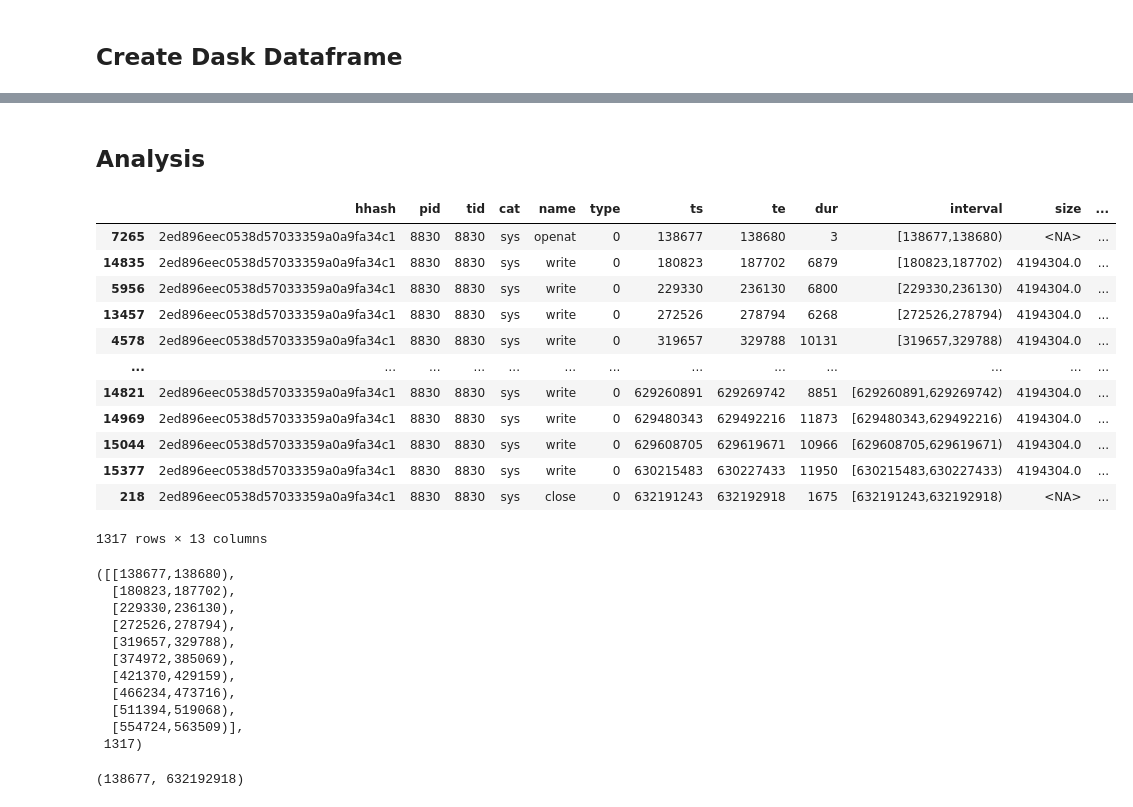
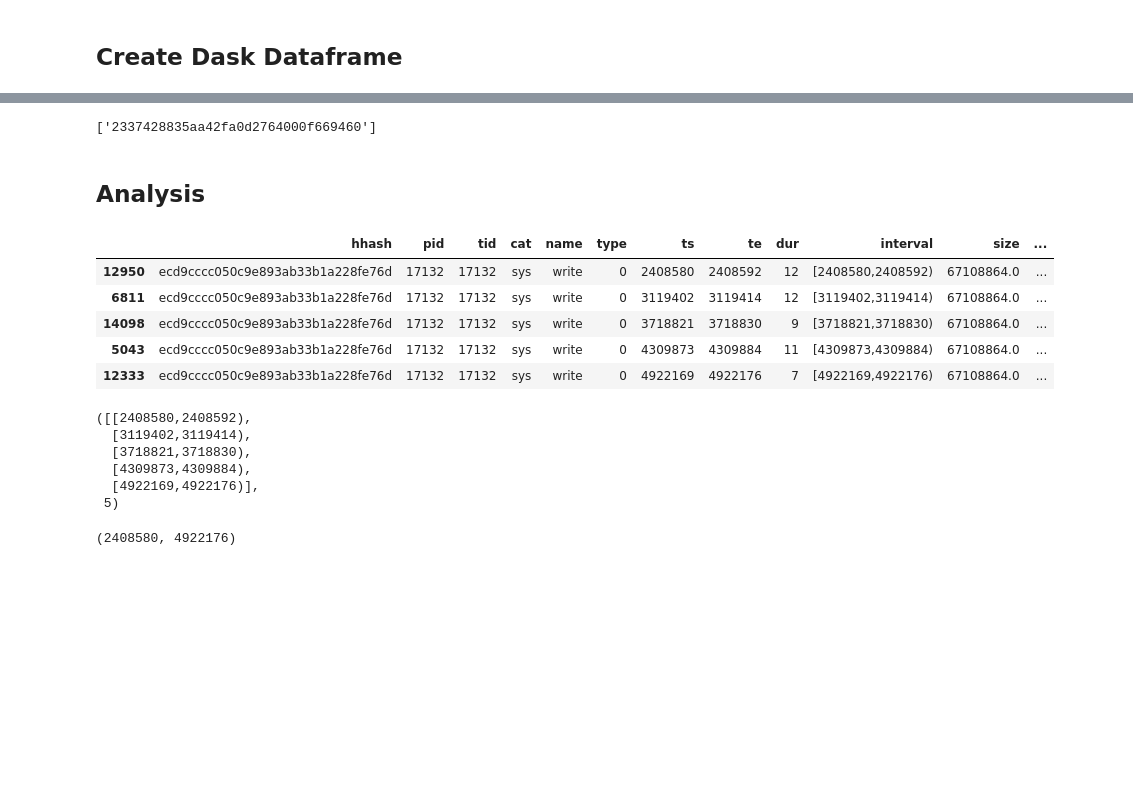
Before and after one commit to hariharan-devarajan/datacrumbs, a Jupyter notebook: analysis/trace_analysis.ipynb, the cells around one changed output, grey strips where cells are left out. Cells and saved outputs as stored; diff of their text form; code cells hidden in the pictures; blank space fills up the shorter version.

```diff
--- a/analysis/trace_analysis.ipynb
+++ b/analysis/trace_analysis.ipynb
@@ -47,7 +47,8 @@ Hosting the HTTP server on port 35303 instead
 ## Start Analysis
 # %%
 is_trace = True
-file=f"{app_root}/tests/output/ops-8192_ts-4m/write.pfw.gz"
+file=f"{app_root}/tests/output/ops-64_ts-64m/RAW-DIRECT.pfw.gz"
+file=f"{app_root}/tests/output/ops-64_ts-64m/RAW-BUFFERED.pfw.gz"
 file_pattern = glob(file)
 file_pattern
 # %% [output]
@@ -122,8 +123,6 @@ def load_profile(line):
             logging.error(f"Processing {line} failed with {error}")
     return d
 
-def get_np_type(num, dtype):
-    return hex(num)[2:]
 
 def load_trace(line):
     d = {}
@@ -142,24 +141,26 @@ def load_trace(line):
             if "ts" in val:
                 d["ts"] = int(val["ts"])
                 d["te"] = int(val["ts"])
+            d["dur"] = 1
             if "dur" in val:
                 d["dur"] = int(val["dur"])
             if "args" in val and "hhash" in val["args"]:
-                d["hhash"] = get_np_type(val["args"]["hhash"], np.int64)
-            interval = I.empty()
-            if d["dur"] > 0:
-                d["te"] = int(val["ts"]) + d["dur"]
-                interval = I.closedopen(d["ts"], d["ts"] + d["dur"])
-            d["interval"] = I.to_string(interval)
+                d["hhash"] = val["args"]["hhash"]
+            if "ts" in val:
+                interval = I.closedopen(d["ts"], d["ts"] + 1)
+                if d["dur"] > 0:
+                    d["te"] = int(val["ts"]) + d["dur"]
+                    interval = I.closedopen(d["ts"], d["ts"] + d["dur"])
+                d["interval"] = I.to_string(interval)
             if val["ph"] != "M":
                 d["type"] = 0
                 if "args" in val:
                     if "hhash" in val["args"]:
-                        d["hhash"] = get_np_type(val["args"]["hhash"], np.int64)
+                        d["hhash"] = val["args"]["hhash"]
                     if "size_sum" in val["args"]:
                         d["size"] = val["args"]["size_sum"]
                     if "fhash" in val["args"]:
-                        d["fhash"] = get_np_type(val["args"]["fhash"], np.int64)
+                        d["fhash"] = val["args"]["fhash"]
             else:
                 if val["name"] == "FH":
                     d["type"] = 1
@@ -167,14 +168,14 @@ def load_trace(line):
                         if "name" in val["args"]:
                             d["name"] = val["args"]["name"]
                         if "value" in val["args"]:
-                            d["hash"] = get_np_type(val["args"]["value"], np.int64)
+                            d["hash"] = val["args"]["value"]
                 elif val["name"] == "HH":
                     d["type"] = 2
                     if "args" in val:
                         if "name" in val["args"]:
                             d["name"] = val["args"]["name"]
                         if "value" in val["args"]:
-                            d["hash"] = get_np_type(val["args"]["value"], np.int64)
+                            d["hash"] = val["args"]["value"]
 
         except Exception as error:
             logging.error(f"Processing {line} failed with {error}")
@@ -237,26 +238,23 @@ hhash = events.query("type == 2")[["name","hash"]]
 event = events.query("type == 0")
 fhashes = fhash.query("name.str.contains('file_0')").compute()["hash"]
 fhashes = fhashes.to_list()
+# %%
+fhashes
+# %% [output]
+['2337428835aa42fa0d2764000f669460']
 # %% [markdown]
 ## Analysis
 # %%
 
-interesting_events = event.query("fhash.isin(@value)", local_dict={"value": fhashes})
+interesting_events = event.query("fhash.isin(@value) and name == 'write'", local_dict={"value": fhashes})
 interesting_events.compute()
 # %% [output]
 |  | hhash | pid | tid | cat | name | type | ts | te | dur | interval | size | ... |
-| 7265 | 2ed896eec0538d57033359a0a9fa34c1 | 8830 | 8830 | sys | openat | 0 | 138677 | 138680 | 3 | [138677,138680) | <NA> | ... |
-| 14835 | 2ed896eec0538d57033359a0a9fa34c1 | 8830 | 8830 | sys | write | 0 | 180823 | 187702 | 6879 | [180823,187702) | 4194304.0 | ... |
-| 5956 | 2ed896eec0538d57033359a0a9fa34c1 | 8830 | 8830 | sys | write | 0 | 229330 | 236130 | 6800 | [229330,236130) | 4194304.0 | ... |
-| 13457 | 2ed896eec0538d57033359a0a9fa34c1 | 8830 | 8830 | sys | write | 0 | 272526 | 278794 | 6268 | [272526,278794) | 4194304.0 | ... |
-| 4578 | 2ed896eec0538d57033359a0a9fa34c1 | 8830 | 8830 | sys | write | 0 | 319657 | 329788 | 10131 | [319657,329788) | 4194304.0 | ... |
-| ... | ... | ... | ... | ... | ... | ... | ... | ... | ... | ... | ... | ... |
-| 14821 | 2ed896eec0538d57033359a0a9fa34c1 | 8830 | 8830 | sys | write | 0 | 629260891 | 629269742 | 8851 | [629260891,629269742) | 4194304.0 | ... |
-| 14969 | 2ed896eec0538d57033359a0a9fa34c1 | 8830 | 8830 | sys | write | 0 | 629480343 | 629492216 | 11873 | [629480343,629492216) | 4194304.0 | ... |
-| 15044 | 2ed896eec0538d57033359a0a9fa34c1 | 8830 | 8830 | sys | write | 0 | 629608705 | 629619671 | 10966 | [629608705,629619671) | 4194304.0 | ... |
-| 15377 | 2ed896eec0538d57033359a0a9fa34c1 | 8830 | 8830 | sys | write | 0 | 630215483 | 630227433 | 11950 | [630215483,630227433) | 4194304.0 | ... |
-| 218 | 2ed896eec0538d57033359a0a9fa34c1 | 8830 | 8830 | sys | close | 0 | 632191243 | 632192918 | 1675 | [632191243,632192918) | <NA> | ... |
+| 12950 | ecd9cccc050c9e893ab33b1a228fe76d | 17132 | 17132 | sys | write | 0 | 2408580 | 2408592 | 12 | [2408580,2408592) | 67108864.0 | ... |
+| 6811 | ecd9cccc050c9e893ab33b1a228fe76d | 17132 | 17132 | sys | write | 0 | 3119402 | 3119414 | 12 | [3119402,3119414) | 67108864.0 | ... |
+| 14098 | ecd9cccc050c9e893ab33b1a228fe76d | 17132 | 17132 | sys | write | 0 | 3718821 | 3718830 | 9 | [3718821,3718830) | 67108864.0 | ... |
+| 5043 | ecd9cccc050c9e893ab33b1a228fe76d | 17132 | 17132 | sys | write | 0 | 4309873 | 4309884 | 11 | [4309873,4309884) | 67108864.0 | ... |
+| 12333 | ecd9cccc050c9e893ab33b1a228fe76d | 17132 | 17132 | sys | write | 0 | 4922169 | 4922176 | 7 | [4922169,4922176) | 67108864.0 | ... |
-1317 rows × 13 columns
 # %%
 
 # interesting_events["interval"] = interesting_events.apply(lambda x: I.to_string(I.closed(x["ts"], x["ts"]+x["dur"])), axis=1)
@@ -280,21 +278,16 @@ relevant_intervals = I.from_string(relevant_intervals, int)
 relevant_intervals_list = list(relevant_intervals)
 relevant_intervals_list[:10], len(relevant_intervals_list)
 # %% [output]
-([[138677,138680),
-  [180823,187702),
-  [229330,236130),
-  [272526,278794),
-  [319657,329788),
-  [374972,385069),
-  [421370,429159),
-  [466234,473716),
-  [511394,519068),
-  [554724,563509)],
- 1317)
+([[2408580,2408592),
+  [3119402,3119414),
+  [3718821,3718830),
+  [4309873,4309884),
+  [4922169,4922176)],
+ 5)
 # %%
 min_ts = relevant_intervals_list[0].lower
 max_te = relevant_intervals_list[-1].upper
 min_ts, max_te
 # %% [output]
-(138677, 632192918)
+(2408580, 4922176)
 # %%
```
Also changed, not shown: parts of 7 cells of this notebook, 5 other files.
